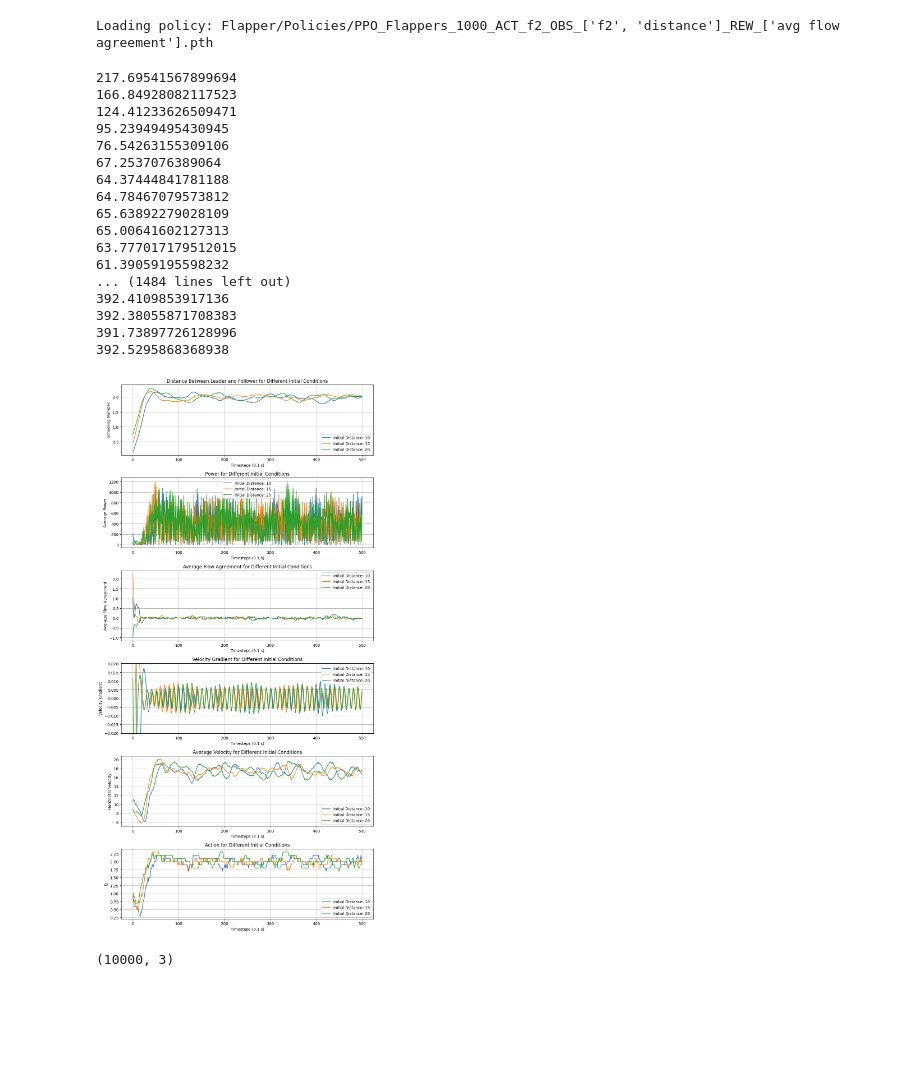
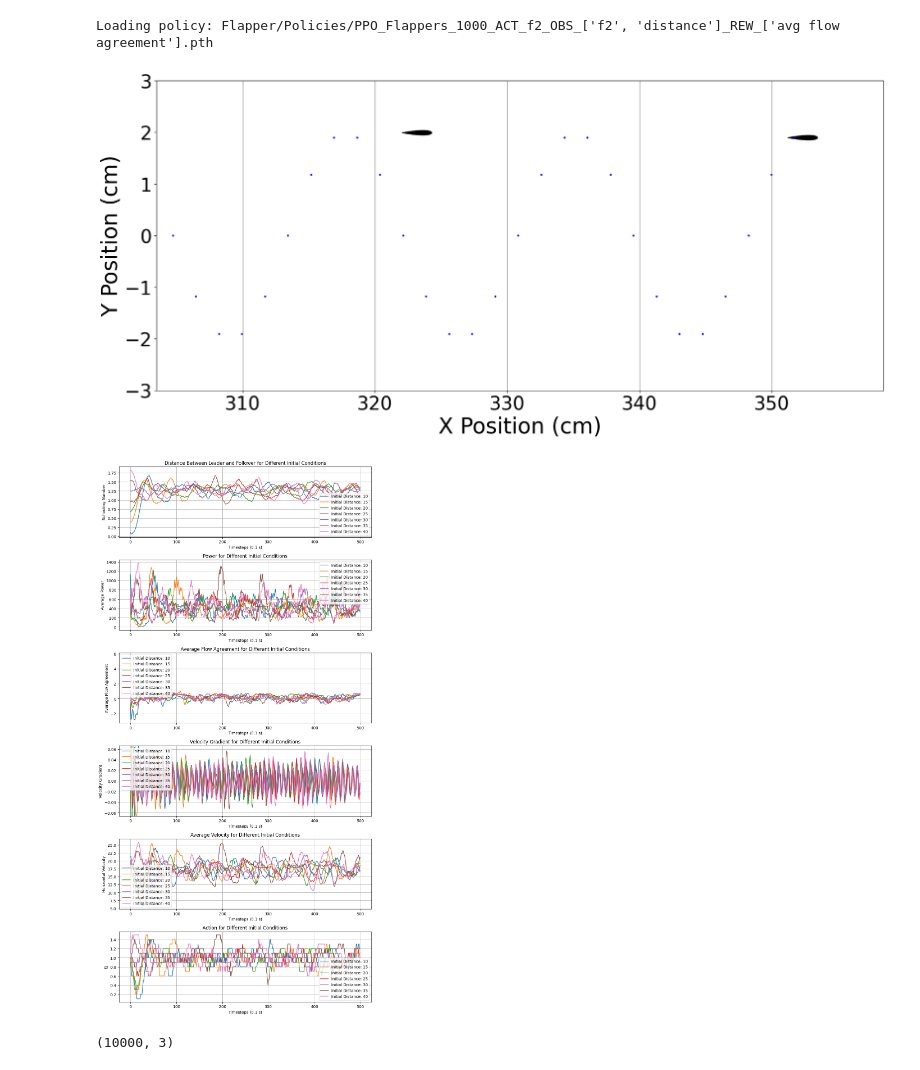
Before and after one commit to victorbuenog/Flapper, a Jupyter notebook: Flappertorch.ipynb, the cells around one changed output. Cells and saved outputs as stored; diff of their text form; code cells hidden in the pictures; blank space fills up the shorter version.

Commit message:
changed power to period average power

```diff
--- a/Flappertorch.ipynb
+++ b/Flappertorch.ipynb
@@ -627,9 +627,7 @@ class Trainer(object):
                 avg_flow_agreements.append(info['avg_flow_agreement'])
                 v_gradients.append(info['v_gradient'])
                 u2.append(info['avg_u2'])
-                p_values.append(info['power'])
-                # Power average
-                print(numpy.mean(p_values))
+                p_values.append(info['avg_power'])
                 action_values.append(info[self.env.action])
                 if done:
                     break
@@ -839,26 +831,10 @@ trainer.load_model(model_path)
 # %% [output]
 Loading policy: Flapper/Policies/PPO_Flappers_1000_ACT_f2_OBS_['f2', 'distance']_REW_['avg flow agreement'].pth
 # %%
-trainer.test_initial_conditions(InitialCondition(distance=dd, A2=1.) for dd in range(10, 21, 5))
+trainer.test_initial_conditions(InitialCondition(distance=dd, f2=1.) for dd in range(10, 41, 5))
 # %% [output]
-217.69541567899694
-166.84928082117523
-124.41233626509471
-95.23949495430945
-76.54263155309106
-67.2537076389064
-64.37444841781188
-64.78467079573812
-65.63892279028109
-65.00641602127313
-63.777017179512015
-61.39059195598232
-... (1484 lines left out)
-392.4109853917136
-392.38055871708383
-391.73897726128996
-392.5295868368938
-[figure, old version]
+[figure, new version]
+[figure, added]
 # %%
 # plot the policy
 fa_range = numpy.linspace(-10, 10, 100)
```
Also changed, not shown: parts of 1 cell of this notebook.
